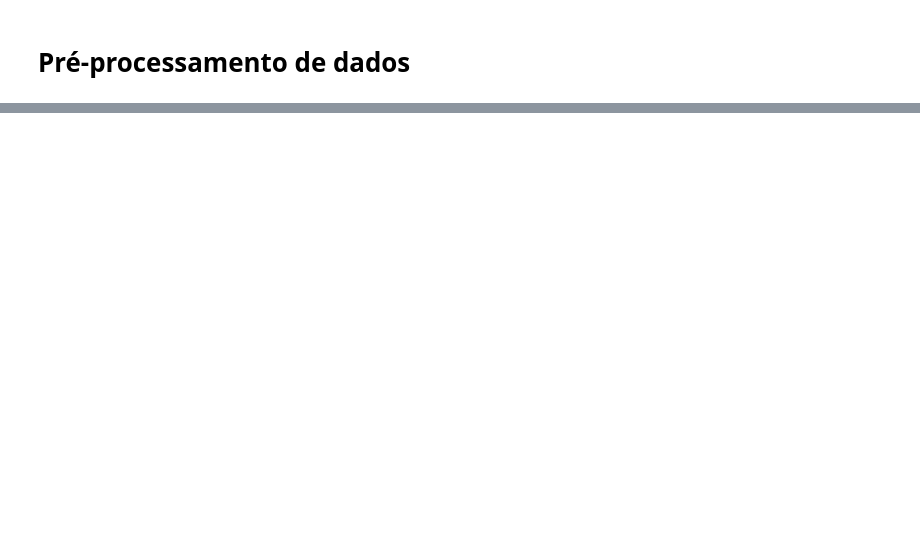
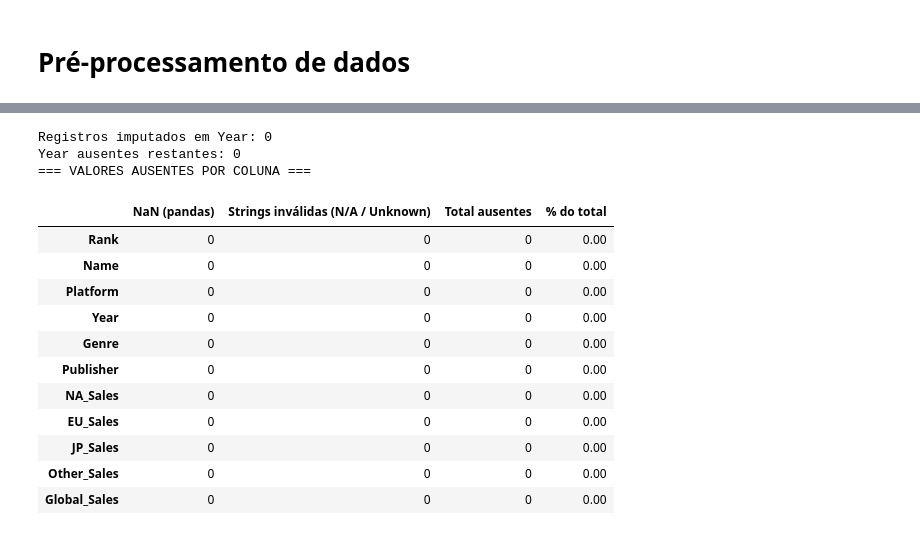
Before and after one commit to LucasTonolli/projeto-ciencia-dados, a Jupyter notebook: Projeto_Pré_processamento_de_Dados_em_Ciência_de_Dad.ipynb, the cells around one changed output, grey strips where cells are left out. Saved outputs shown, nothing was run; the diff lists cells and outputs as text; code cells hidden in the pictures; blank space fills up the shorter version.

```diff
--- a/Projeto_Pré_processamento_de_Dados_em_Ciência_de_Dad.ipynb
+++ b/Projeto_Pré_processamento_de_Dados_em_Ciência_de_Dad.ipynb
@@ -212,0 +207,4 @@ print(df.head(10))
+# %%
+df_clean = df_clean[df_clean['Name'] != 'Wii Sports']
+print(f'Wii Sports removido.')
+print(f'Registros restantes: {len(df_clean)}')
@@ -212,0 +219,7 @@ print(df.head(10))
+# %%
+df_clean = df_clean.replace(['N/A', 'Unknown'], np.nan)
+
+print('Strings inválidas convertidas para NaN.')
+print()
+print('Valores ausentes após normalização:')
+print(df_clean.isnull().sum())
@@ -212,0 +249,7 @@ print(df.head(10))
+# %%
+antes = len(df_clean)
+df_clean = df_clean.dropna(subset=['Publisher'])
+depois = len(df_clean)
+
+print(f'Registros removidos por Publisher ausente: {antes - depois}')
+print(f'Registros restantes: {depois}')
@@ -212,0 +265,47 @@ print(df.head(10))
+# %%
+antes = df_clean['Year'].isnull().sum()
+
+df_clean['Year'] = df_clean.groupby('Platform')['Year'].transform(
+    lambda x: x.fillna(x.median())
+)
+
+# Caso alguma plataforma tenha apenas valores ausentes, usa a mediana global
+df_clean['Year'] = df_clean['Year'].fillna(df_clean['Year'].median())
+df_clean['Year'] = df_clean['Year'].astype(int)
+
+print(f'Registros imputados em Year: {antes}')
+print(f'Year ausentes restantes: {df_clean["Year"].isnull().sum()}')
+
+ausentes_nan = df_clean.isnull().sum()
+
+# Contagem de strings 'N/A' e 'Unknown' que o pandas não detecta automaticamente
+ausentes_str = pd.Series({
+    col: (df_clean[col].astype(str).isin(['N/A', 'Unknown', 'nan'])).sum()
+    for col in df_clean.columns
+})
+
+df_ausentes = pd.DataFrame({
+    'NaN (pandas)': ausentes_nan,
+    'Strings inválidas (N/A / Unknown)': ausentes_str,
+})
+df_ausentes['Total ausentes'] = df_ausentes.sum(axis=1)
+df_ausentes['% do total'] = (df_ausentes['Total ausentes'] / len(df) * 100).round(2)
+
+print('=== VALORES AUSENTES POR COLUNA ===')
+df_ausentes
+# %% [output]
+Registros imputados em Year: 0
+Year ausentes restantes: 0
+=== VALORES AUSENTES POR COLUNA ===
+|  | NaN (pandas) | Strings inválidas (N/A / Unknown) | Total ausentes | % do total |
+| Rank | 0 | 0 | 0 | 0.00 |
+| Name | 0 | 0 | 0 | 0.00 |
+| Platform | 0 | 0 | 0 | 0.00 |
+| Year | 0 | 0 | 0 | 0.00 |
+| Genre | 0 | 0 | 0 | 0.00 |
+| Publisher | 0 | 0 | 0 | 0.00 |
+| NA_Sales | 0 | 0 | 0 | 0.00 |
+| EU_Sales | 0 | 0 | 0 | 0.00 |
+| JP_Sales | 0 | 0 | 0 | 0.00 |
+| Other_Sales | 0 | 0 | 0 | 0.00 |
+| Global_Sales | 0 | 0 | 0 | 0.00 |
```
Also changed, not shown: parts of 28 cells of this notebook.
